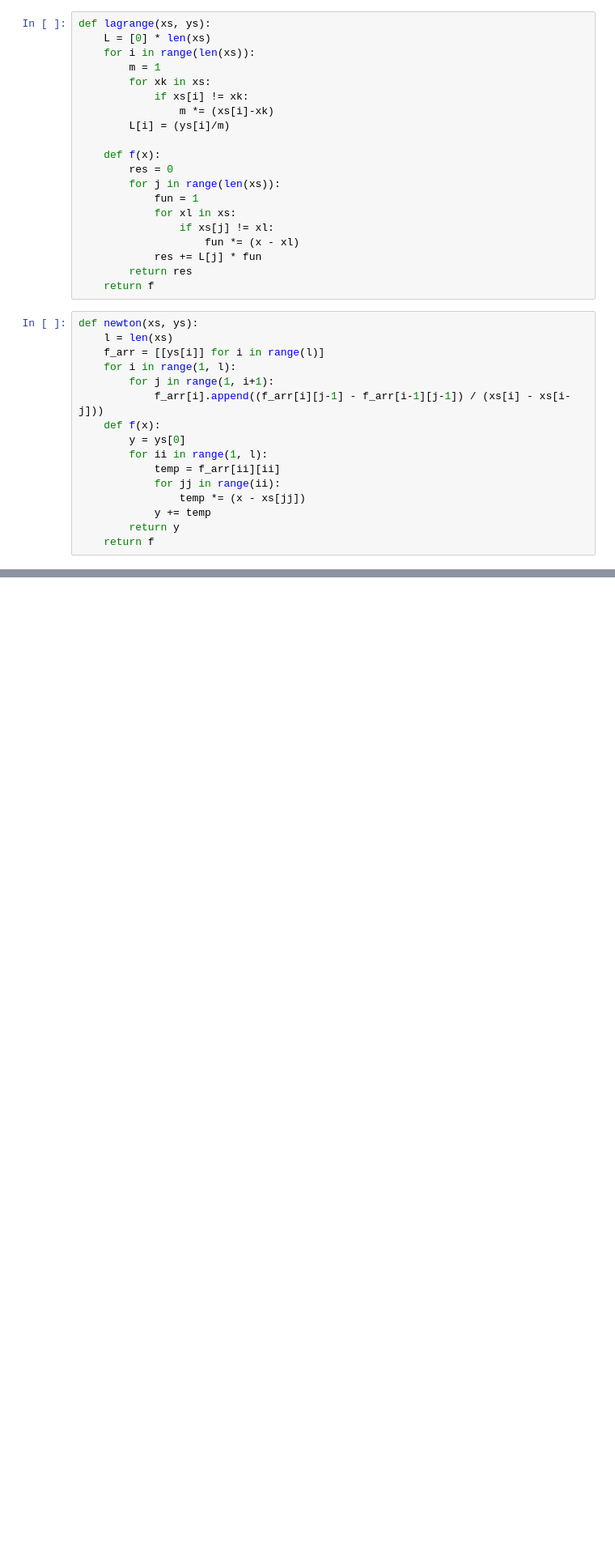
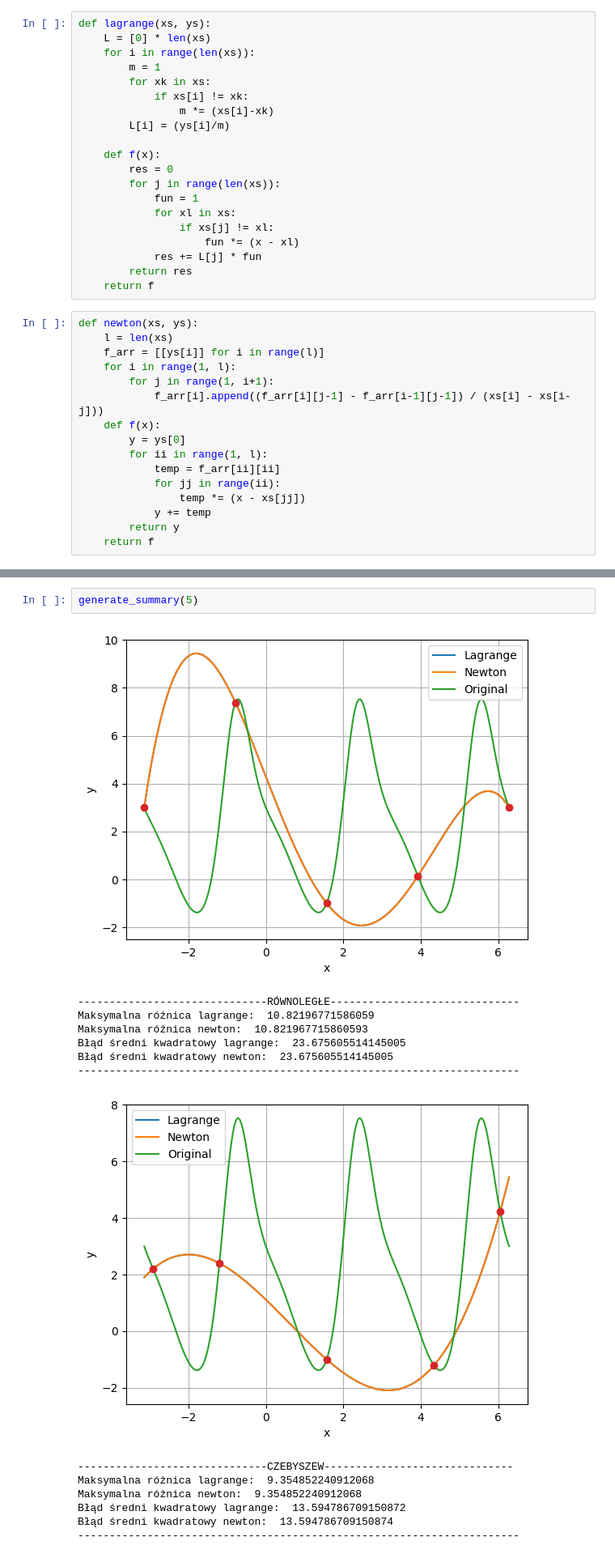
Before and after one commit to podedworny/MOwNiT_excercises, a Jupyter notebook: zad2/zad2.ipynb, the cells around one changed output, grey strips where cells are left out. Shown at 81% size. Drawn from its saved outputs; the diff is of its cells as text; blank space fills up the shorter version.

```diff
--- a/zad2/zad2.ipynb
+++ b/zad2/zad2.ipynb
@@ -92,0 +156,17 @@ fun_painter(a, b, [lagrange(*pc), newton(*pc), g], ["Lagrange", "Newton", "Origi
+# %%
+generate_summary(5)
+# %% [output]
+[figure, added]
+------------------------------RÓWNOLEGŁE------------------------------
+Maksymalna różnica lagrange:  10.82196771586059
+Maksymalna różnica newton:  10.821967715860593
+Błąd średni kwadratowy lagrange:  23.675605514145005
+Błąd średni kwadratowy newton:  23.675605514145005
+----------------------------------------------------------------------
+[figure, added]
+------------------------------CZEBYSZEW------------------------------
+Maksymalna różnica lagrange:  9.354852240912068
+Maksymalna różnica newton:  9.354852240912068
+Błąd średni kwadratowy lagrange:  13.594786709150872
+Błąd średni kwadratowy newton:  13.594786709150874
+----------------------------------------------------------------------
```
Also changed, not shown: parts of 17 cells of this notebook.
